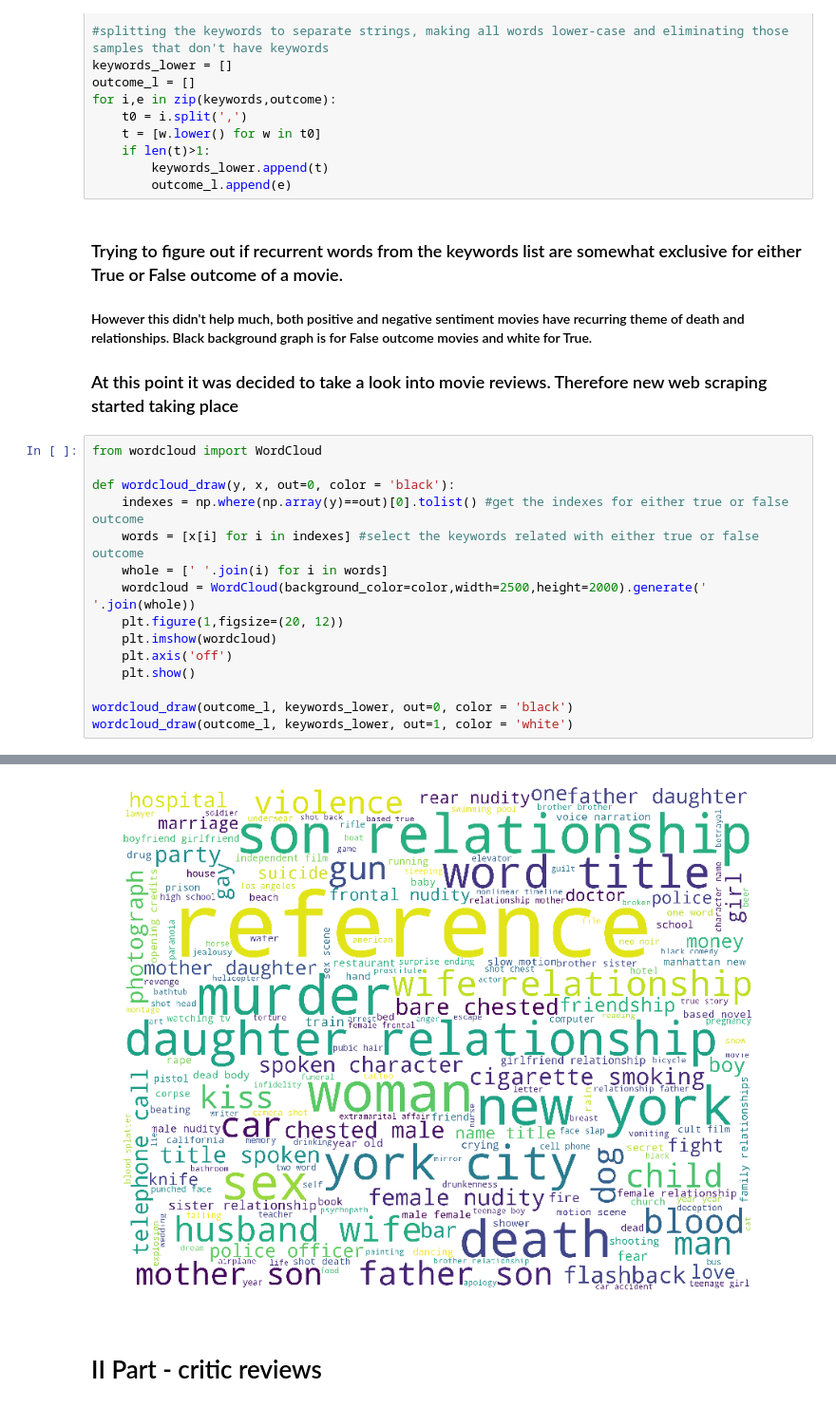
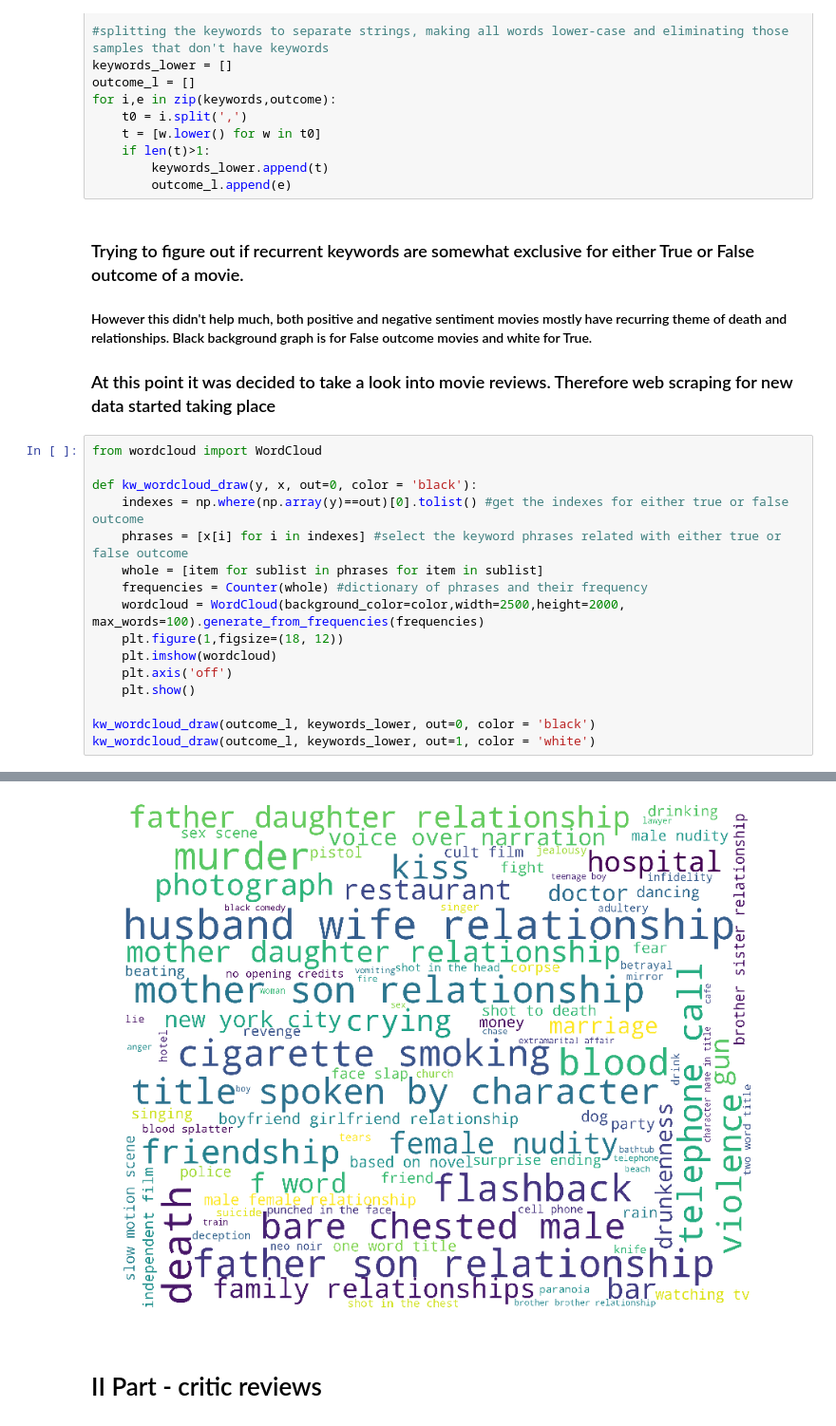
Before and after one commit to gabaslava/imdb, a Jupyter notebook: A. imdb data analysing. the code.ipynb, the cells around one changed output, grey strips where cells are left out. Shown at 95% size. Saved outputs shown, nothing was run; the diff lists cells and outputs as text.

```diff
--- a/A. imdb data analysing. the code.ipynb
+++ b/A. imdb data analysing. the code.ipynb
@@ -164,24 +192,25 @@ for i,e in zip(keywords,outcome):
         keywords_lower.append(t)
         outcome_l.append(e)
 # %% [markdown]
-### Trying to figure out if recurrent words from the keywords list are somewhat exclusive for either True or False outcome of a movie.
+### Trying to figure out if recurrent keywords are somewhat exclusive for either True or False outcome of a movie.
 
-#### However this didn't help much, both positive and negative sentiment movies have recurring theme of death and relationships. Black background graph is for False outcome movies and white for True.
+#### However this didn't help much, both positive and negative sentiment movies mostly have recurring theme of death and relationships. Black background graph is for False outcome movies and white for True.
 
-### At this point it was decided to take a look into movie reviews. Therefore new web scraping started taking place
+### At this point it was decided to take a look into movie reviews. Therefore web scraping for new data started taking place
 # %%
 from wordcloud import WordCloud
 
-def wordcloud_draw(y, x, out=0, color = 'black'):
+def kw_wordcloud_draw(y, x, out=0, color = 'black'):
     indexes = np.where(np.array(y)==out)[0].tolist() #get the indexes for either true or false outcome
-    words = [x[i] for i in indexes] #select the keywords related with either true or false outcome
-    whole = [' '.join(i) for i in words]
-    wordcloud = WordCloud(background_color=color,width=2500,height=2000).generate(' '.join(whole))
-    plt.figure(1,figsize=(20, 12))
+    phrases = [x[i] for i in indexes] #select the keyword phrases related with either true or false outcome
+    whole = [item for sublist in phrases for item in sublist]
+    frequencies = Counter(whole) #dictionary of phrases and their frequency
+    wordcloud = WordCloud(background_color=color,width=2500,height=2000, max_words=100).generate_from_frequencies(frequencies)
+    plt.figure(1,figsize=(18, 12))
     plt.imshow(wordcloud)
     plt.axis('off')
     plt.show()
 
-wordcloud_draw(outcome_l, keywords_lower, out=0, color = 'black')
-wordcloud_draw(outcome_l, keywords_lower, out=1, color = 'white')
+kw_wordcloud_draw(outcome_l, keywords_lower, out=0, color = 'black')
+kw_wordcloud_draw(outcome_l, keywords_lower, out=1, color = 'white')
 # %% [output]
@@ -189,4 +218,4 @@ wordcloud_draw(outcome_l, keywords_lower, out=1, color = 'white')
-[figure, old version]
+[figure, new version]
 # %% [markdown]
 # II Part - critic reviews
 # %%
```
Also changed, not shown: parts of 13 cells of this notebook, 1 other file.
